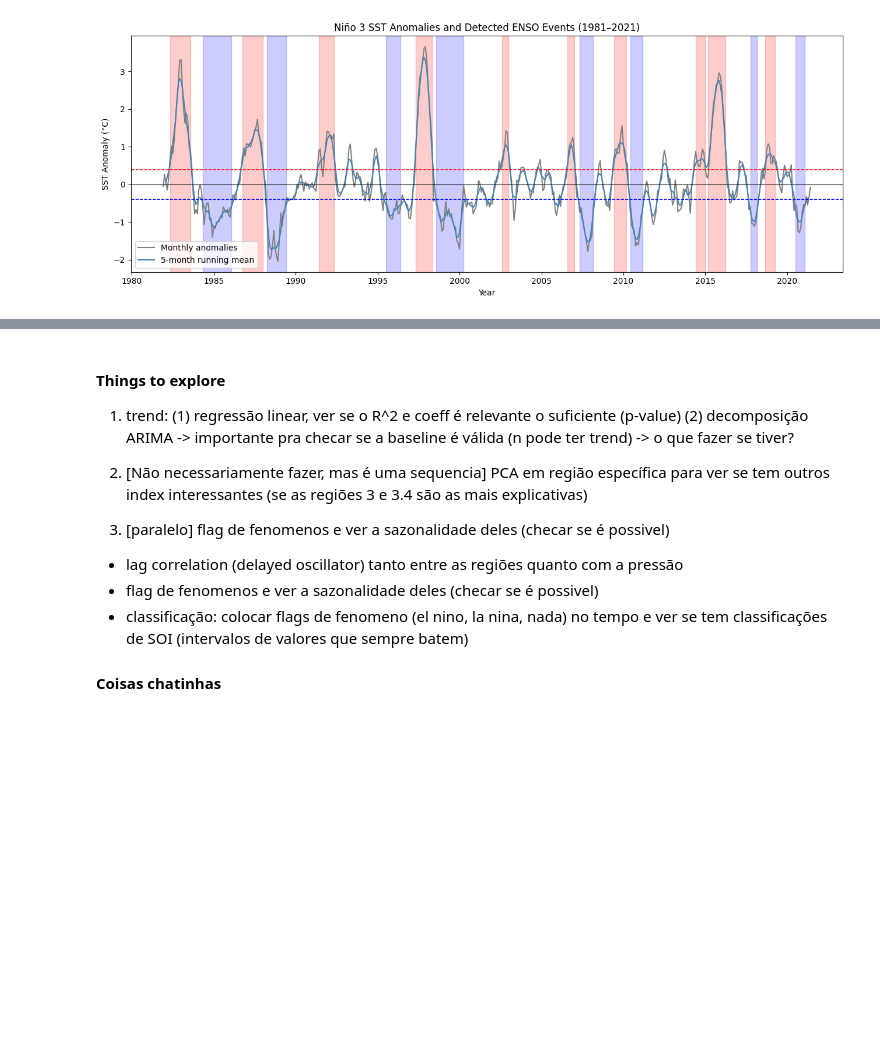
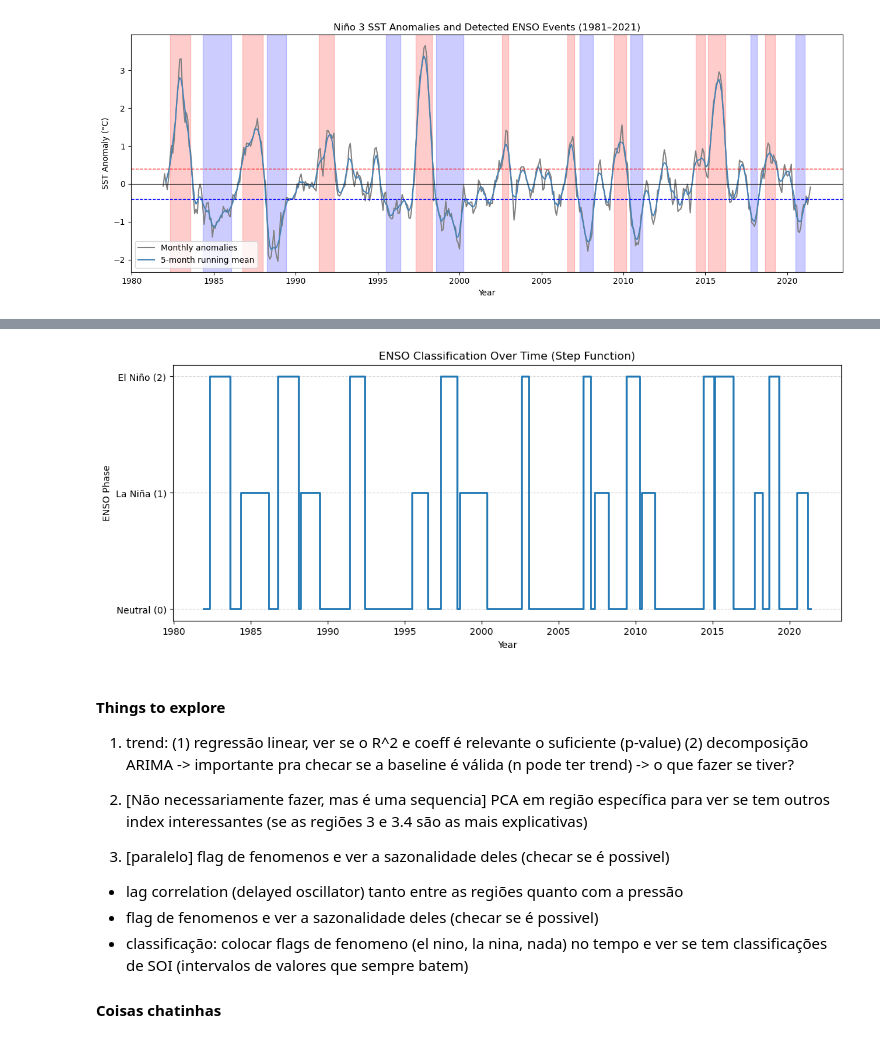
Before and after one commit to marianaolm/ML-climate, a Jupyter notebook: project_elnino.ipynb, the cells around one changed output, grey strips where cells are left out. Saved outputs shown, nothing was run; the diff lists cells and outputs as text; code cells hidden in the pictures; blank space fills up the shorter version.

Commit message:
add flags

```diff
--- a/project_elnino.ipynb
+++ b/project_elnino.ipynb
@@ -194,8 +196,8 @@ anom = nino_3_5mo.to_series()
 is_elnino = anom > 0.5
 is_lanina = anom < -0.5
 
-elnino_periods = find_events(is_elnino)
-lanina_periods = find_events(is_lanina)
+elnino_periods_nino3 = find_events(is_elnino)
+lanina_periods_nino3 = find_events(is_lanina)
 # %%
 plt.figure(figsize=(13,5))
 plt.plot(anom.index, nino_3_anom, color='gray', label='Monthly anomalies')
@@ -206,9 +208,9 @@ plt.axhline(-0.4, color='blue', linestyle='--', linewidth=1)
 plt.axhline(0, color='black', linewidth=0.8)
 
 # Shade El Niño and La Niña events
-for start, end in elnino_periods:
+for start, end in elnino_periods_nino3:
     plt.axvspan(start, end, color='red', alpha=0.2)
-for start, end in lanina_periods:
+for start, end in lanina_periods_nino3:
     plt.axvspan(start, end, color='blue', alpha=0.2)
 
 plt.gca().xaxis.set_major_locator(mdates.YearLocator(5))
@@ -224,0 +235,16 @@ plt.show()
+# %%
+df3 = pd.DataFrame({
+    'timestamp': anom.index,
+    'mean_SST': sst_nino_3,
+    'monthly_anom': nino_3_anom,
+    '5mo_running_anom': anom,
+    'flag': 0, #placeholder
+})
+
+# flag el nino and la nina periods
+for start, end in elnino_periods_nino3:
+    df3.loc[(df3.index >= start) & (df3.index <= end), "flag"] = 2
+for start, end in lanina_periods_nino3:
+    df3.loc[(df3.index >= start) & (df3.index <= end), "flag"] = 1
+
+df3.head()
@@ -225,3 +259,14 @@ plt.show()
+# %%
+plt.figure(figsize=(13,5))
+plt.step(df3.index, df3["flag"], where="post", linewidth=2)
+plt.yticks([0,1,2], ["Neutral (0)", "La Niña (1)", "El Niño (2)"])
+plt.xlabel("Year")
+plt.ylabel("ENSO Phase")
+plt.title("ENSO Classification Over Time (Step Function)")
+plt.grid(True, axis="y", linestyle="--", alpha=0.5)
+plt.show()
+# %% [output]
+[figure, added]
 # %% [markdown]
 #### Things to explore
 
```
Also changed, not shown: parts of 11 cells of this notebook.
